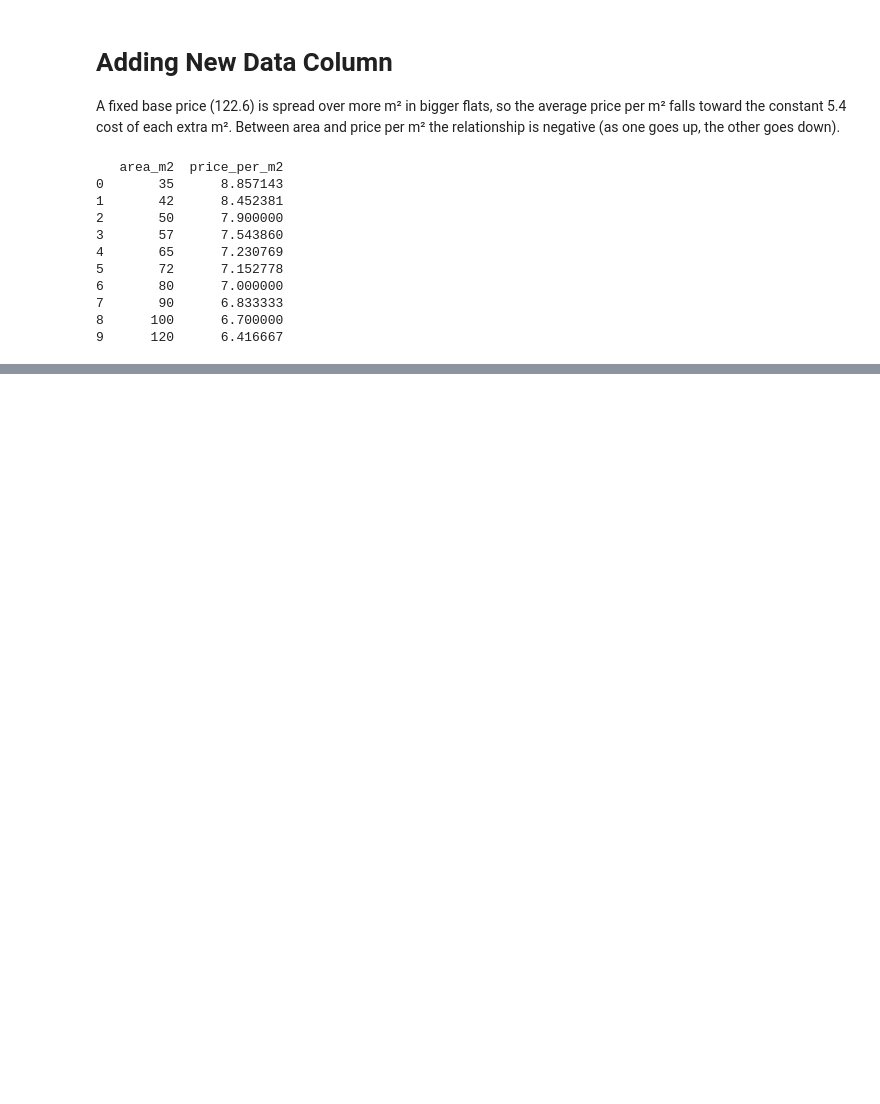
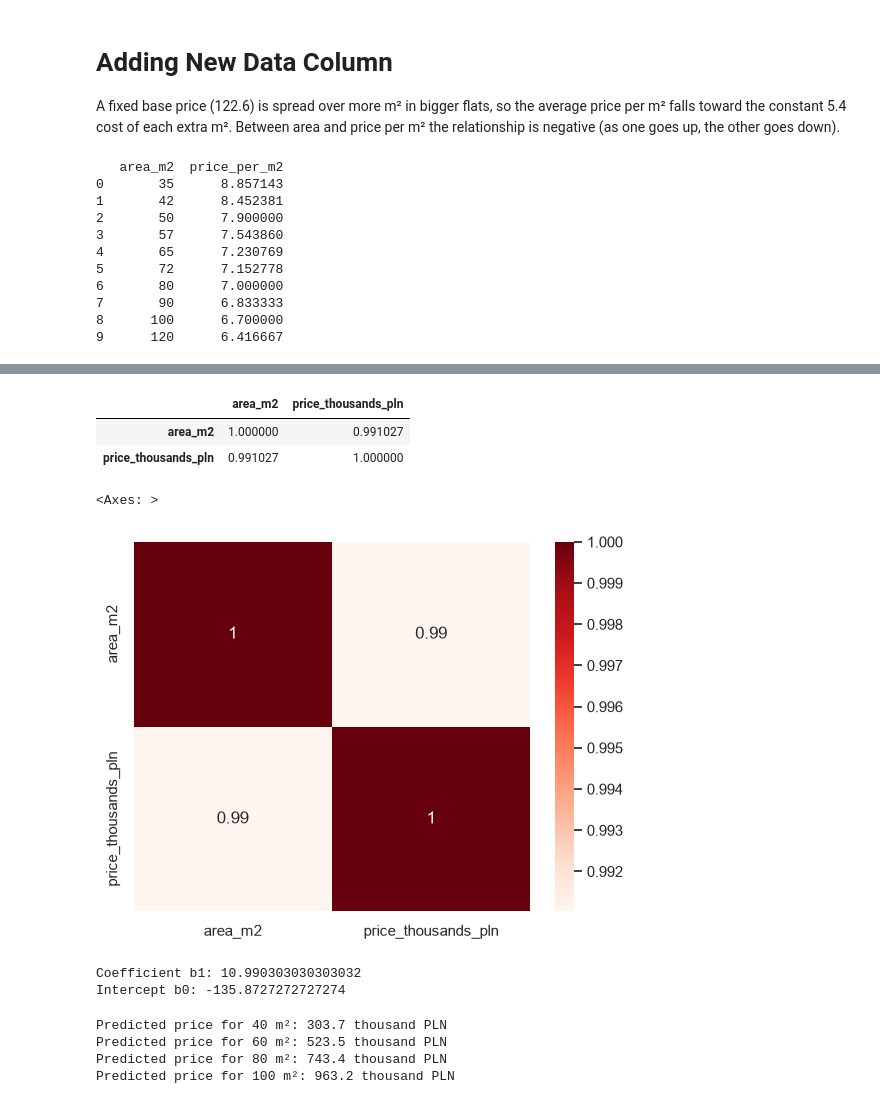
Before and after one commit to Tamertotos/data-science-ml-portfolio, a Jupyter notebook: linear-regression/sample.ipynb, the cells around one changed output, grey strips where cells are left out. Drawn from its saved outputs; the diff is of its cells as text; code cells hidden in the pictures; blank space fills up the shorter version.

```diff
--- a/linear-regression/sample.ipynb
+++ b/linear-regression/sample.ipynb
@@ -180,0 +256,4 @@ plt.show()
+# %%
+df2 = pd.read_csv(r"data/practice_data.csv") #Loading the dataset via pandas module
+df2_area = df2[["area_m2"]].values
+df2_price = df2.price_thousands_pln.values
@@ -180,0 +293,33 @@ plt.show()
+# %%
+df2.corr()
+# %% [output]
+|  | area_m2 | price_thousands_pln |
+| area_m2 | 1.000000 | 0.991027 |
+| price_thousands_pln | 0.991027 | 1.000000 |
+# %%
+sns.heatmap(df2.corr(),annot=True, cmap="Reds")
+# %% [output]
+<Axes: >
+[figure, added]
+# %%
+model_df2 = LinearRegression()
+model_df2.fit(df2_area,df2_price)
+df2_price_predict = model_df2.predict(df2_area)
+b0_df2 = model_df2.intercept_
+b1_df2 = model_df2.coef_[0]
+print("Coefficient b1:", model_df2.coef_[0])
+print("Intercept b0:", model_df2.intercept_)
+# %% [output]
+Coefficient b1: 10.990303030303032
+Intercept b0: -135.8727272727274
+# %%
+sample_df2 = np.array([[40],[60],[80],[100]])   #2D array with shape (4,1)
+pred_df2 = model_df2.predict(sample_df2)
+
+for m2, p in zip(sample_df2.flatten(), pred_df2): #Flattens the multidimensional array into one-dimensional array to match sample with prediction
+    print(f"Predicted price for {m2} m²: {p:.1f} thousand PLN")
+# %% [output]
+Predicted price for 40 m²: 303.7 thousand PLN
+Predicted price for 60 m²: 523.5 thousand PLN
+Predicted price for 80 m²: 743.4 thousand PLN
+Predicted price for 100 m²: 963.2 thousand PLN
```
Also changed, not shown: parts of 26 cells of this notebook, 2 other files.
